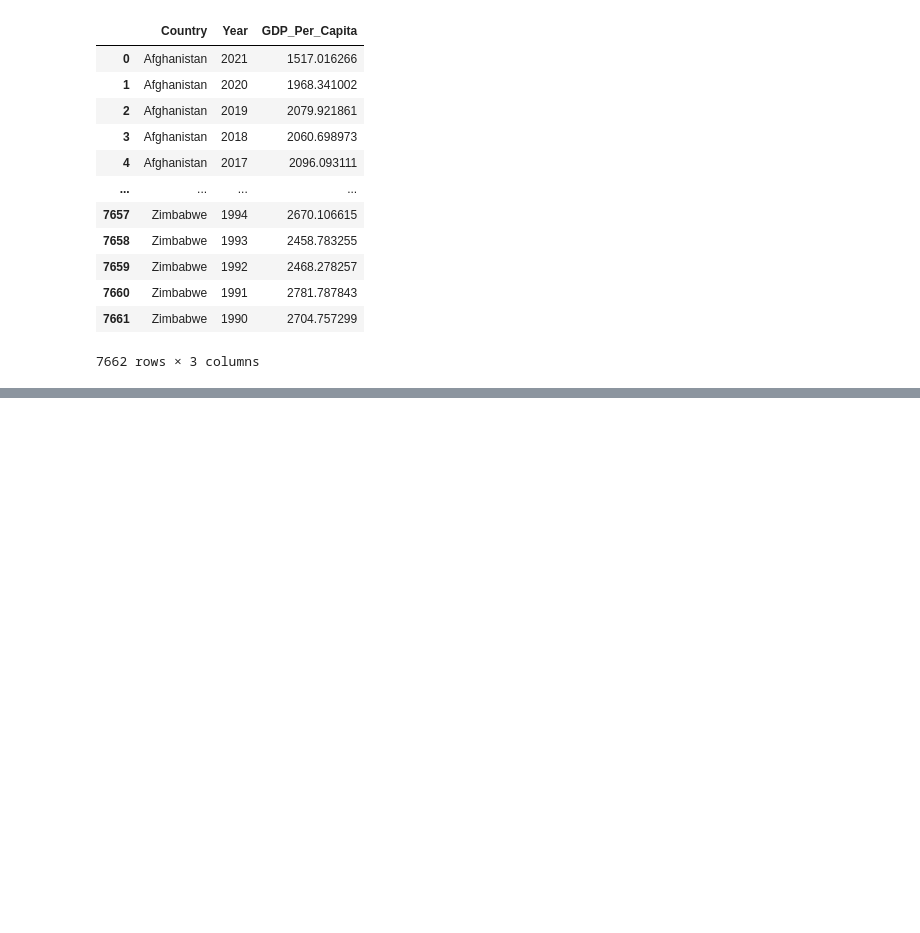
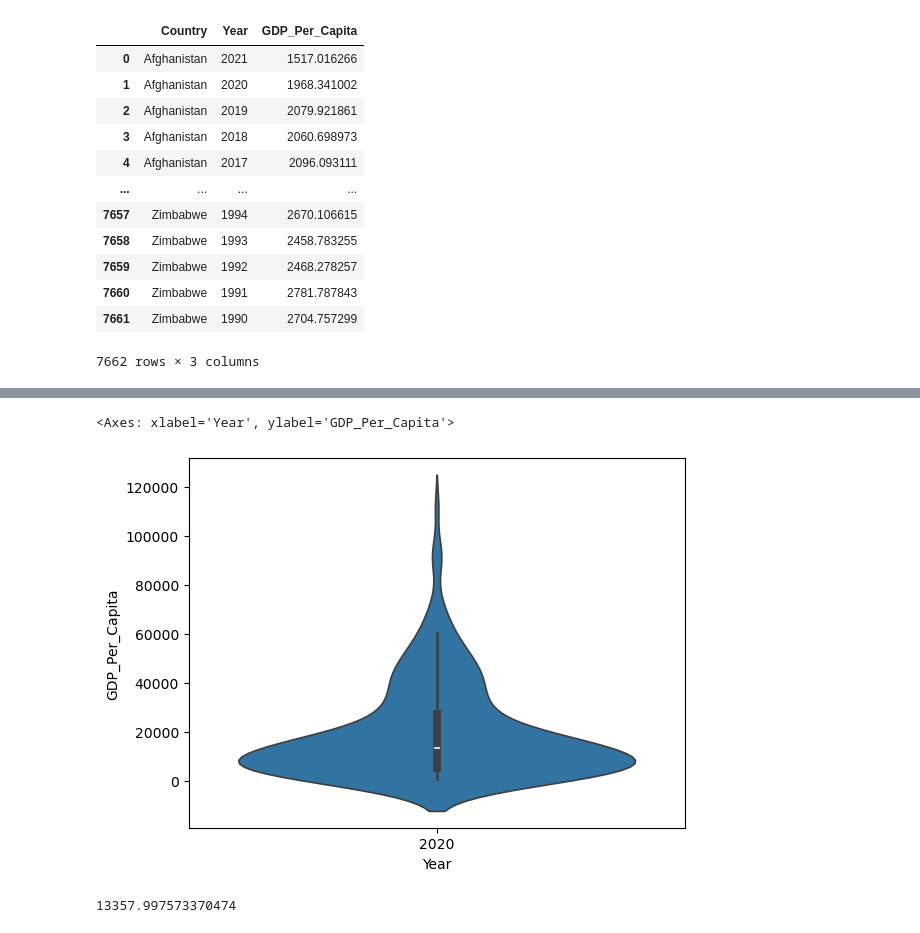
Before and after one commit to NSS-Full-Time-Data-Analytics-14/gdp-and-internet-usage-JaimeGarcia1998, a Jupyter notebook: Notebook/un_project.ipynb, the cells around one changed output, grey strips where cells are left out. Cells and saved outputs as stored; diff of their text form; code cells hidden in the pictures; blank space fills up the shorter version.

```diff
--- a/Notebook/un_project.ipynb
+++ b/Notebook/un_project.ipynb
@@ -75,0 +115,10 @@ SyntaxError: invalid syntax (3477970855.py, line 1)
+# %%
+sns.violinplot(x=single_gdp_df["Year"], y=single_gdp_df["GDP_Per_Capita"])
+# %% [output]
+<Axes: xlabel='Year', ylabel='GDP_Per_Capita'>
+[figure, added]
+# %%
+median_gdp_df= single_gdp_df['GDP_Per_Capita'].median()
+median_gdp_df
+# %% [output]
+13357.997573370474
```
Also changed, not shown: parts of 17 cells of this notebook.
